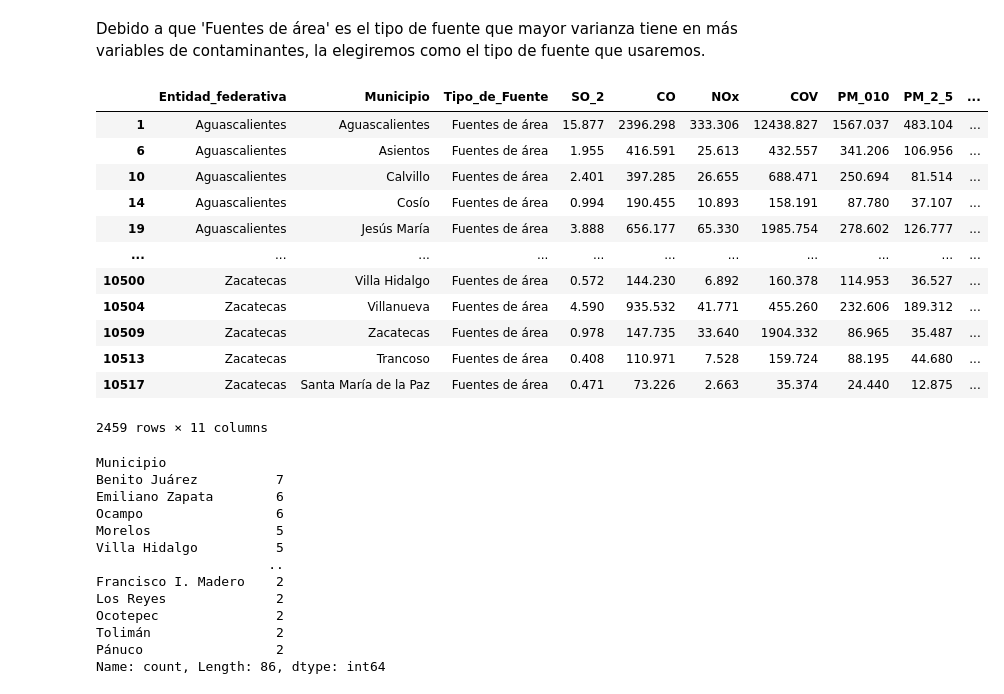
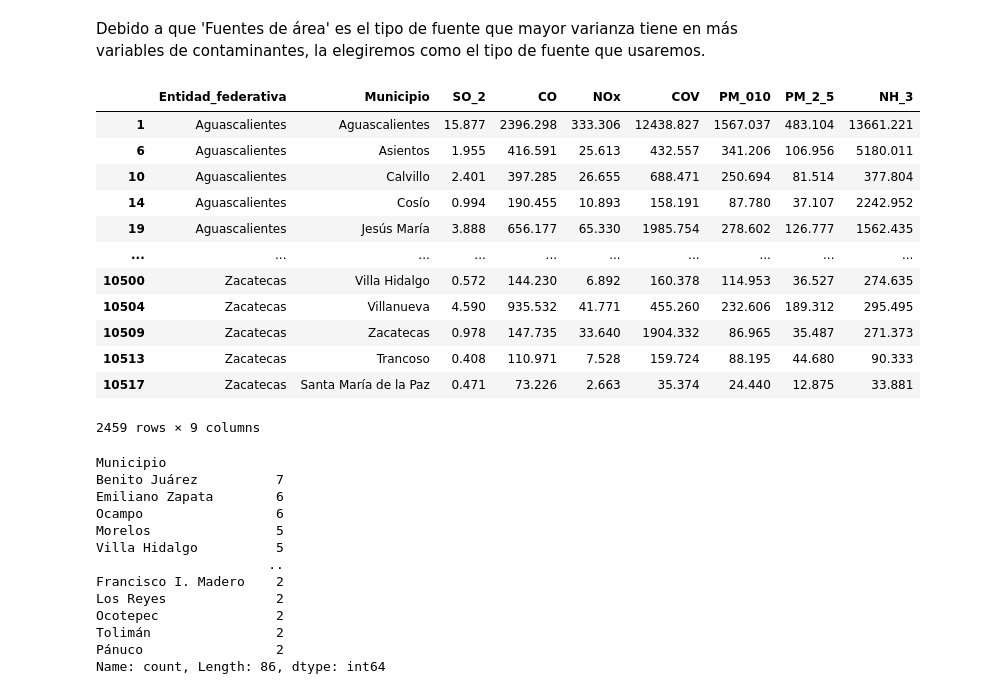
Before and after one commit to JuanPabloDP/Environmental-pollution-and-health-GBN, a Jupyter notebook: scripts/visualizacion.ipynb, the cells around one changed output. Cells and saved outputs as stored; diff of their text form; code cells hidden in the pictures.

Commit message:
commit - limpieza de variables no necesarias en el dataframe final

```diff
--- a/scripts/visualizacion.ipynb
+++ b/scripts/visualizacion.ipynb
@@ -94,0 +98,3 @@ Las variables "NOx" y ""COV"" no cuentan con NaNs. Por lo tanto serán útiles p
+# %%
+contaminantes=contaminantes.drop("Entidad", axis=1)
+contaminantes
@@ -255,21 +275,22 @@ maxVars
 Debido a que 'Fuentes de área' es el tipo de fuente que mayor varianza tiene en más variables de contaminantes, la elegiremos como el tipo de fuente que usaremos.
 # %%
 contaminantes=contaminantes[contaminantes["Tipo_de_Fuente"]=="Fuentes de área"]
+contaminantes=contaminantes.drop("Tipo_de_Fuente", axis=1)
 contaminantes
 # %% [output]
-|  | Entidad_federativa | Municipio | Tipo_de_Fuente | SO_2 | CO | NOx | COV | PM_010 | PM_2_5 | ... |
-| 1 | Aguascalientes | Aguascalientes | Fuentes de área | 15.877 | 2396.298 | 333.306 | 12438.827 | 1567.037 | 483.104 | ... |
-| 6 | Aguascalientes | Asientos | Fuentes de área | 1.955 | 416.591 | 25.613 | 432.557 | 341.206 | 106.956 | ... |
-| 10 | Aguascalientes | Calvillo | Fuentes de área | 2.401 | 397.285 | 26.655 | 688.471 | 250.694 | 81.514 | ... |
-| 14 | Aguascalientes | Cosío | Fuentes de área | 0.994 | 190.455 | 10.893 | 158.191 | 87.780 | 37.107 | ... |
-| 19 | Aguascalientes | Jesús María | Fuentes de área | 3.888 | 656.177 | 65.330 | 1985.754 | 278.602 | 126.777 | ... |
-| ... | ... | ... | ... | ... | ... | ... | ... | ... | ... | ... |
-| 10500 | Zacatecas | Villa Hidalgo | Fuentes de área | 0.572 | 144.230 | 6.892 | 160.378 | 114.953 | 36.527 | ... |
-| 10504 | Zacatecas | Villanueva | Fuentes de área | 4.590 | 935.532 | 41.771 | 455.260 | 232.606 | 189.312 | ... |
-| 10509 | Zacatecas | Zacatecas | Fuentes de área | 0.978 | 147.735 | 33.640 | 1904.332 | 86.965 | 35.487 | ... |
-| 10513 | Zacatecas | Trancoso | Fuentes de área | 0.408 | 110.971 | 7.528 | 159.724 | 88.195 | 44.680 | ... |
-| 10517 | Zacatecas | Santa María de la Paz | Fuentes de área | 0.471 | 73.226 | 2.663 | 35.374 | 24.440 | 12.875 | ... |
+|  | Entidad_federativa | Municipio | SO_2 | CO | NOx | COV | PM_010 | PM_2_5 | NH_3 |
+| 1 | Aguascalientes | Aguascalientes | 15.877 | 2396.298 | 333.306 | 12438.827 | 1567.037 | 483.104 | 13661.221 |
+| 6 | Aguascalientes | Asientos | 1.955 | 416.591 | 25.613 | 432.557 | 341.206 | 106.956 | 5180.011 |
+| 10 | Aguascalientes | Calvillo | 2.401 | 397.285 | 26.655 | 688.471 | 250.694 | 81.514 | 377.804 |
+| 14 | Aguascalientes | Cosío | 0.994 | 190.455 | 10.893 | 158.191 | 87.780 | 37.107 | 2242.952 |
+| 19 | Aguascalientes | Jesús María | 3.888 | 656.177 | 65.330 | 1985.754 | 278.602 | 126.777 | 1562.435 |
+| ... | ... | ... | ... | ... | ... | ... | ... | ... | ... |
+| 10500 | Zacatecas | Villa Hidalgo | 0.572 | 144.230 | 6.892 | 160.378 | 114.953 | 36.527 | 274.635 |
+| 10504 | Zacatecas | Villanueva | 4.590 | 935.532 | 41.771 | 455.260 | 232.606 | 189.312 | 295.495 |
+| 10509 | Zacatecas | Zacatecas | 0.978 | 147.735 | 33.640 | 1904.332 | 86.965 | 35.487 | 271.373 |
+| 10513 | Zacatecas | Trancoso | 0.408 | 110.971 | 7.528 | 159.724 | 88.195 | 44.680 | 90.333 |
+| 10517 | Zacatecas | Santa María de la Paz | 0.471 | 73.226 | 2.663 | 35.374 | 24.440 | 12.875 | 33.881 |
-2459 rows × 11 columns
+2459 rows × 9 columns
 # %%
 name_counts = contaminantes['Municipio'].value_counts()
 repeated_names = name_counts[name_counts > 1]
```
Also changed, not shown: parts of 16 cells of this notebook.
